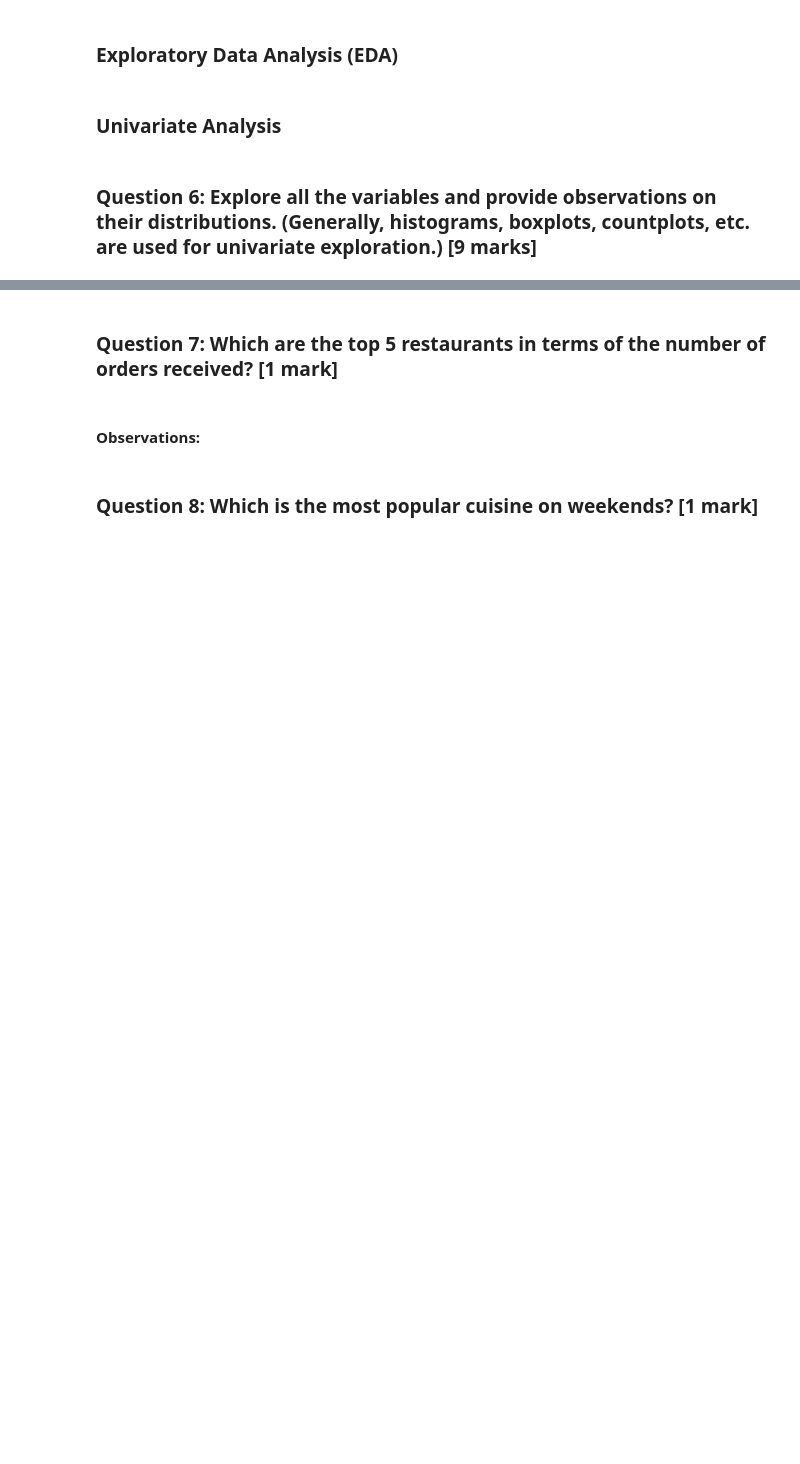
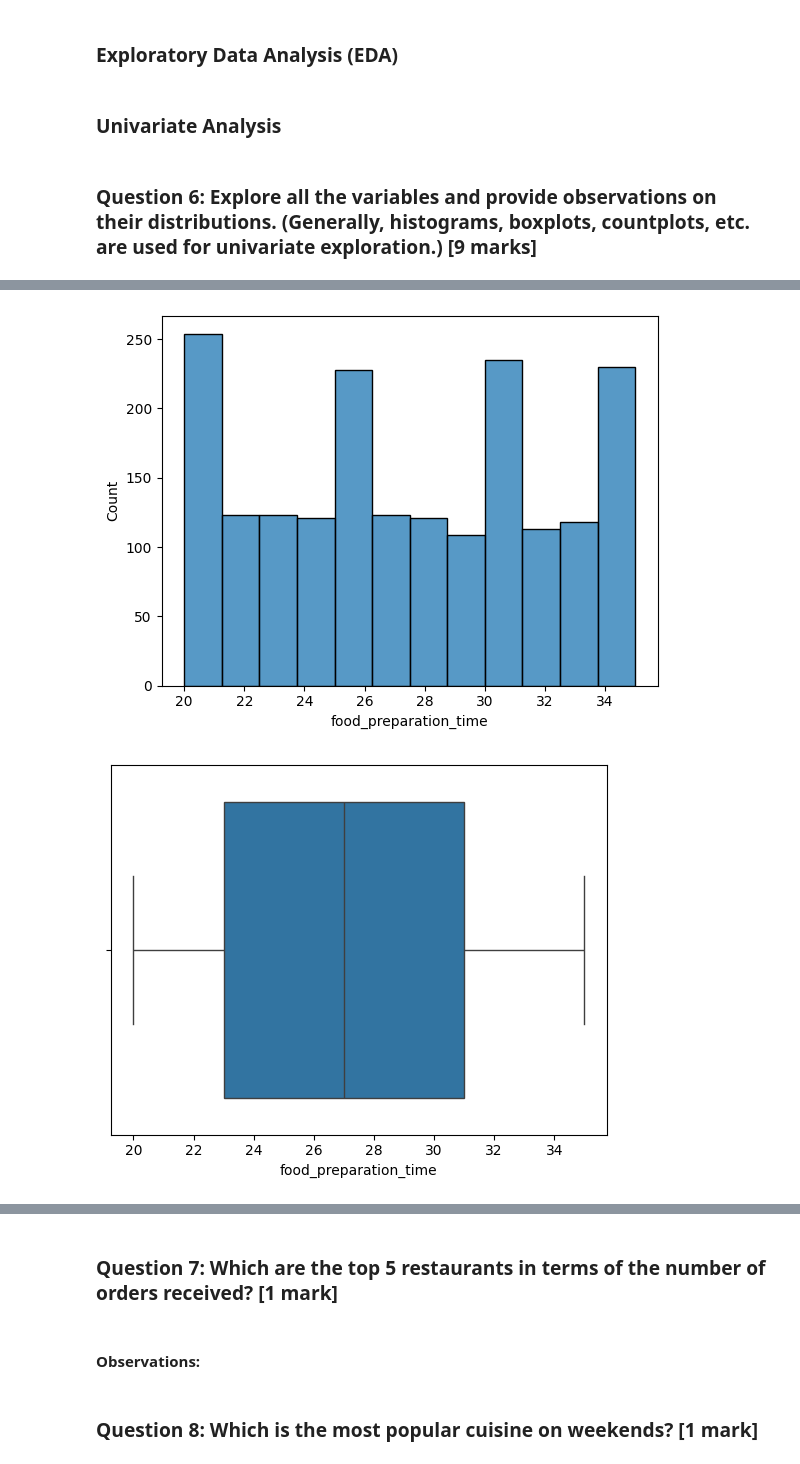
Before and after one commit to Suhaskarthik/python-foodhub-project, a Jupyter notebook: foodhub_project.ipynb, the cells around one changed output, grey strips where cells are left out. Drawn from its saved outputs; the diff is of its cells as text; code cells hidden in the pictures; blank space fills up the shorter version.

```diff
--- a/foodhub_project.ipynb
+++ b/foodhub_project.ipynb
@@ -147,0 +160,10 @@ orders_not_rated
+# %%
+# Historgram of Food Preparation Time
+sns.histplot(data=df,x='food_preparation_time')
+plt.show()
+
+sns.boxplot(data=df,x='food_preparation_time')
+plt.show()
+# %% [output]
+[figure, added]
+[figure, added]
```
Also changed, not shown: parts of 7 cells of this notebook.
